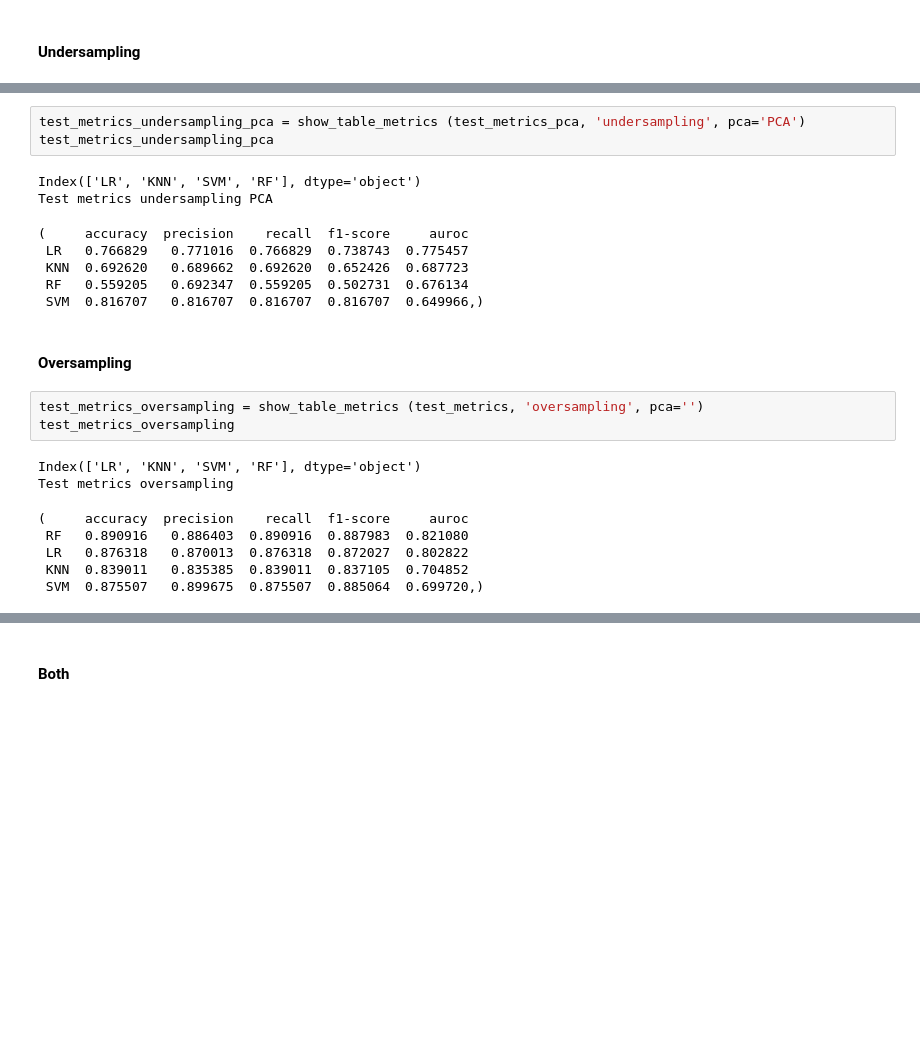
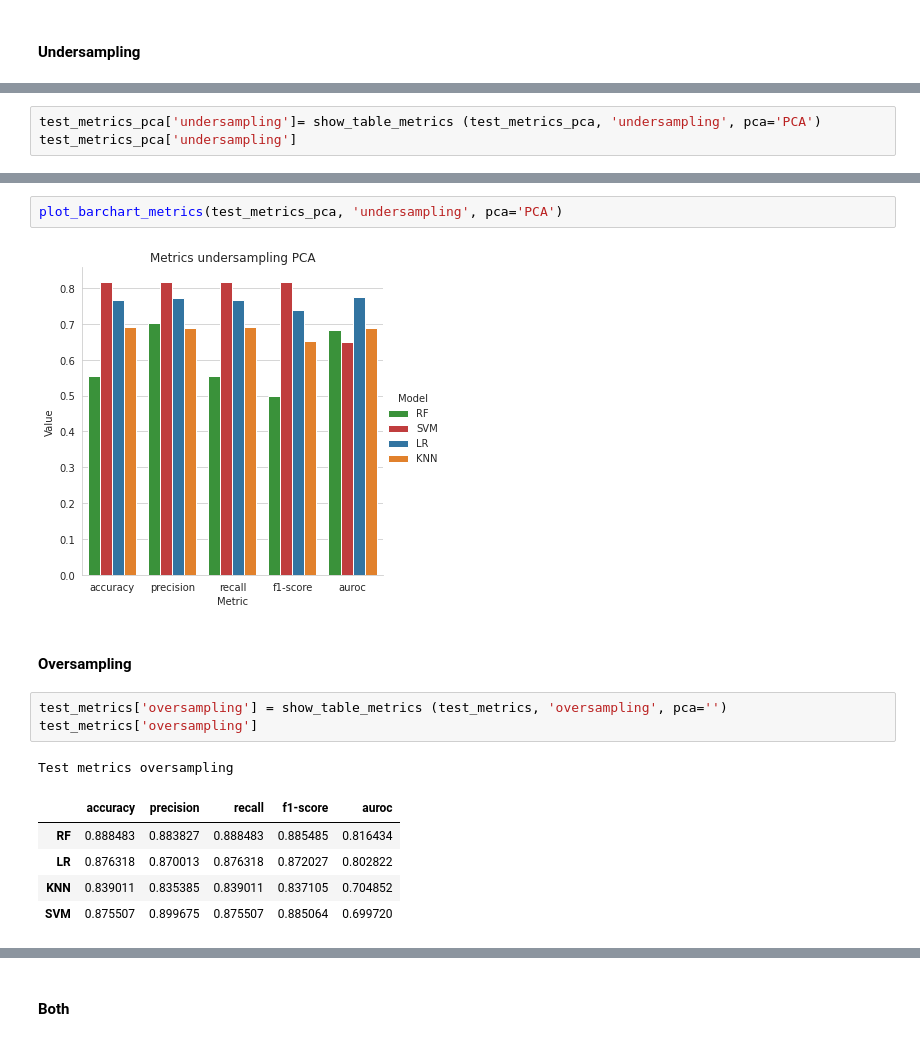
Before and after one commit to andrerubeis/andrerubeis, a Jupyter notebook: final_final_project_MML2.ipynb, the cells around one changed output, grey strips where cells are left out. Drawn from its saved outputs; the diff is of its cells as text; blank space fills up the shorter version.

```diff
--- a/final_final_project_MML2.ipynb
+++ b/final_final_project_MML2.ipynb
@@ -1943,0 +1974,3 @@ Test metrics undersampling
+# %%
+test_metrics_pca['undersampling']= show_table_metrics (test_metrics_pca, 'undersampling', pca='PCA')
+test_metrics_pca['undersampling']
@@ -1944,24 +1984,16 @@ Test metrics undersampling
 # %%
-test_metrics_undersampling_pca = show_table_metrics (test_metrics_pca, 'undersampling', pca='PCA')
-test_metrics_undersampling_pca
+plot_barchart_metrics(test_metrics_pca, 'undersampling', pca='PCA')
 # %% [output]
-Index(['LR', 'KNN', 'SVM', 'RF'], dtype='object')
-Test metrics undersampling PCA
-(     accuracy  precision    recall  f1-score     auroc
- LR   0.766829   0.771016  0.766829  0.738743  0.775457
- KNN  0.692620   0.689662  0.692620  0.652426  0.687723
- RF   0.559205   0.692347  0.559205  0.502731  0.676134
- SVM  0.816707   0.816707  0.816707  0.816707  0.649966,)
+[figure, added]
 # %% [markdown]
 #### Oversampling
 # %%
-test_metrics_oversampling = show_table_metrics (test_metrics, 'oversampling', pca='')
-test_metrics_oversampling
+test_metrics['oversampling'] = show_table_metrics (test_metrics, 'oversampling', pca='')
+test_metrics['oversampling']
 # %% [output]
-Index(['LR', 'KNN', 'SVM', 'RF'], dtype='object')
 Test metrics oversampling
-(     accuracy  precision    recall  f1-score     auroc
- RF   0.890916   0.886403  0.890916  0.887983  0.821080
- LR   0.876318   0.870013  0.876318  0.872027  0.802822
- KNN  0.839011   0.835385  0.839011  0.837105  0.704852
- SVM  0.875507   0.899675  0.875507  0.885064  0.699720,)
+|  | accuracy | precision | recall | f1-score | auroc |
+| RF | 0.888483 | 0.883827 | 0.888483 | 0.885485 | 0.816434 |
+| LR | 0.876318 | 0.870013 | 0.876318 | 0.872027 | 0.802822 |
+| KNN | 0.839011 | 0.835385 | 0.839011 | 0.837105 | 0.704852 |
+| SVM | 0.875507 | 0.899675 | 0.875507 | 0.885064 | 0.699720 |
```
Also changed, not shown: parts of 69 cells of this notebook.
